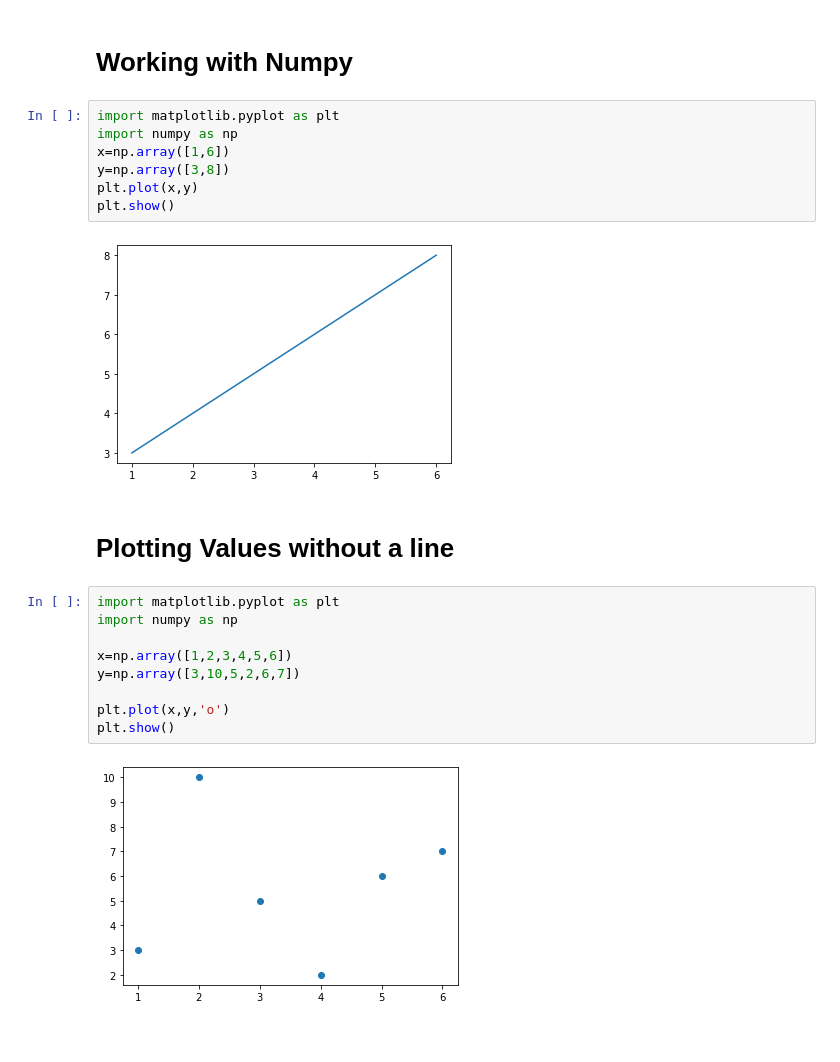
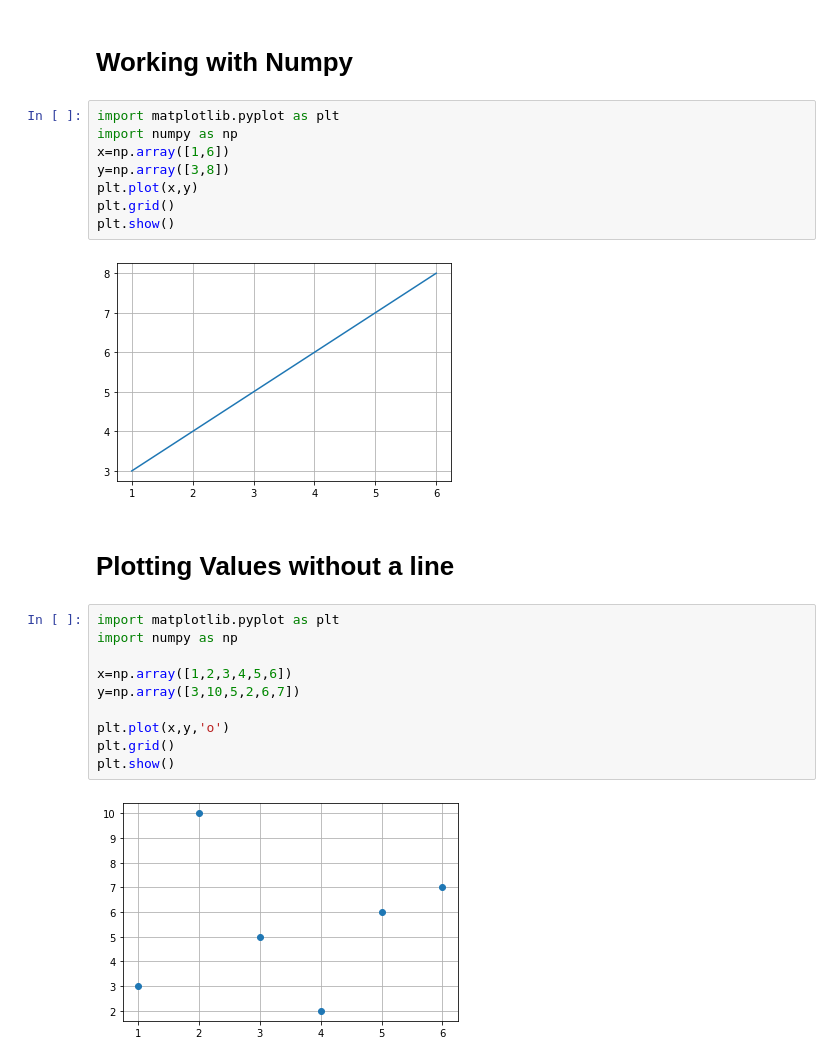
Before and after one commit to Taranathpoudel/Matplotlibrary, a Jupyter notebook: Matplot_examples.ipynb, the cells around one changed output. Cells and saved outputs as stored; diff of their text form.

```diff
--- a/Matplot_examples.ipynb
+++ b/Matplot_examples.ipynb
@@ -40,19 +41,21 @@ import numpy as np
 x=np.array([1,6])
 y=np.array([3,8])
 plt.plot(x,y)
+plt.grid()
 plt.show()
 # %% [output]
-[figure, old version]
+[figure, new version]
 # %% [markdown]
 # Plotting Values without a line
 # %%
 import matplotlib.pyplot as plt
 import numpy as np
 
 x=np.array([1,2,3,4,5,6])
 y=np.array([3,10,5,2,6,7])
 
 plt.plot(x,y,'o')
+plt.grid()
 plt.show()
 # %% [output]
-[figure, old version]
+[figure, new version]
```
Also changed, not shown: parts of 1 cell of this notebook.
